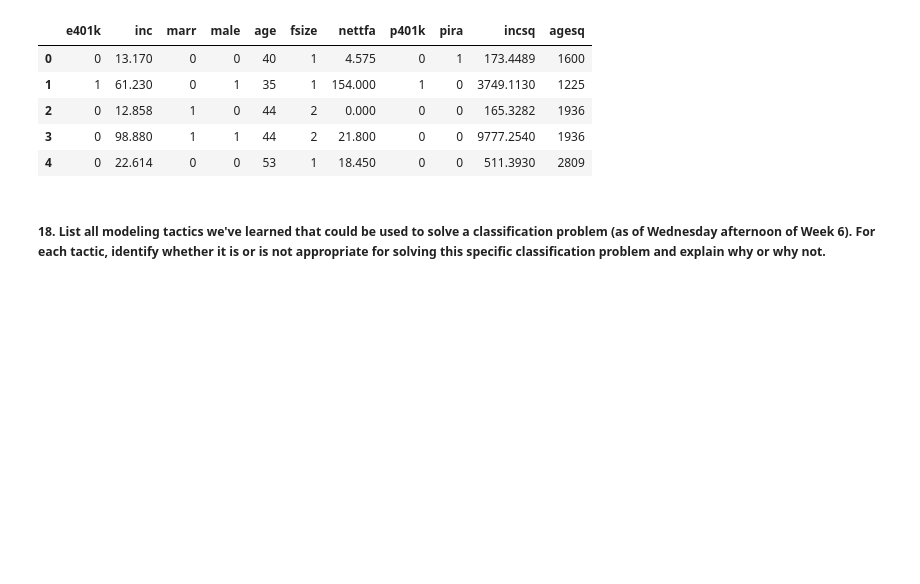
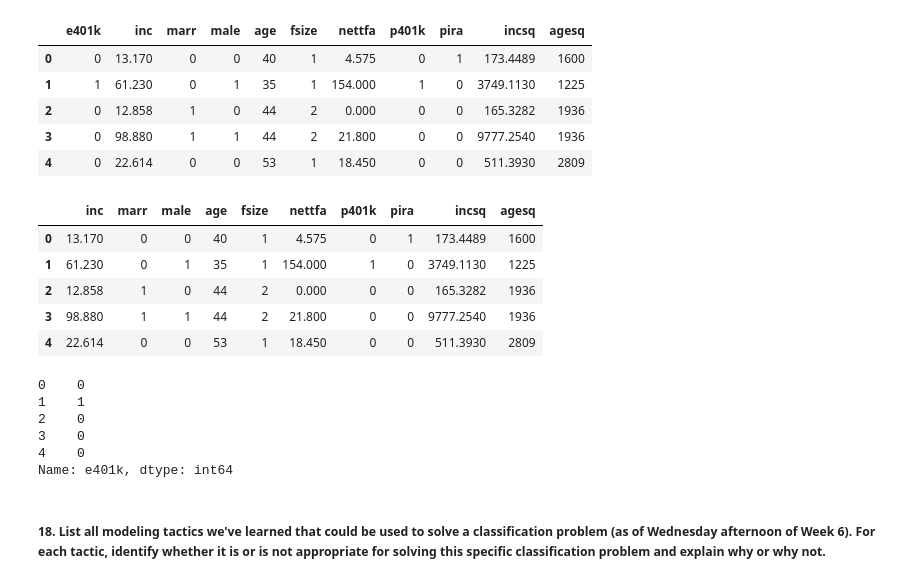
Before and after one commit to viviloaf/general-assembly, a Jupyter notebook: labs/6.01-lab-supervised-learning-models-master/starter-code.ipynb, the cells around one changed output. Drawn from its saved outputs; the diff is of its cells as text; code cells hidden in the pictures; blank space fills up the shorter version.

```diff
--- a/labs/6.01-lab-supervised-learning-models-master/starter-code.ipynb
+++ b/labs/6.01-lab-supervised-learning-models-master/starter-code.ipynb
@@ -597,6 +647,24 @@ df.head()
 | 2 | 0 | 12.858 | 1 | 0 | 44 | 2 | 0.000 | 0 | 0 | 165.3282 | 1936 |
 | 3 | 0 | 98.880 | 1 | 1 | 44 | 2 | 21.800 | 0 | 0 | 9777.2540 | 1936 |
 | 4 | 0 | 22.614 | 0 | 0 | 53 | 1 | 18.450 | 0 | 0 | 511.3930 | 2809 |
+# %%
+df_x_401k.head()
+# %% [output]
+|  | inc | marr | male | age | fsize | nettfa | p401k | pira | incsq | agesq |
+| 0 | 13.170 | 0 | 0 | 40 | 1 | 4.575 | 0 | 1 | 173.4489 | 1600 |
+| 1 | 61.230 | 0 | 1 | 35 | 1 | 154.000 | 1 | 0 | 3749.1130 | 1225 |
+| 2 | 12.858 | 1 | 0 | 44 | 2 | 0.000 | 0 | 0 | 165.3282 | 1936 |
+| 3 | 98.880 | 1 | 1 | 44 | 2 | 21.800 | 0 | 0 | 9777.2540 | 1936 |
+| 4 | 22.614 | 0 | 0 | 53 | 1 | 18.450 | 0 | 0 | 511.3930 | 2809 |
+# %%
+df_y_401k.head()
+# %% [output]
+0    0
+1    1
+2    0
+3    0
+4    0
+Name: e401k, dtype: int64
 # %%
 # p401k is a variable which states if a customer already has a 401k, possibly with a previous employer
 # This won't mean much for our eligibility terms.
```
Also changed, not shown: parts of 54 cells of this notebook.
